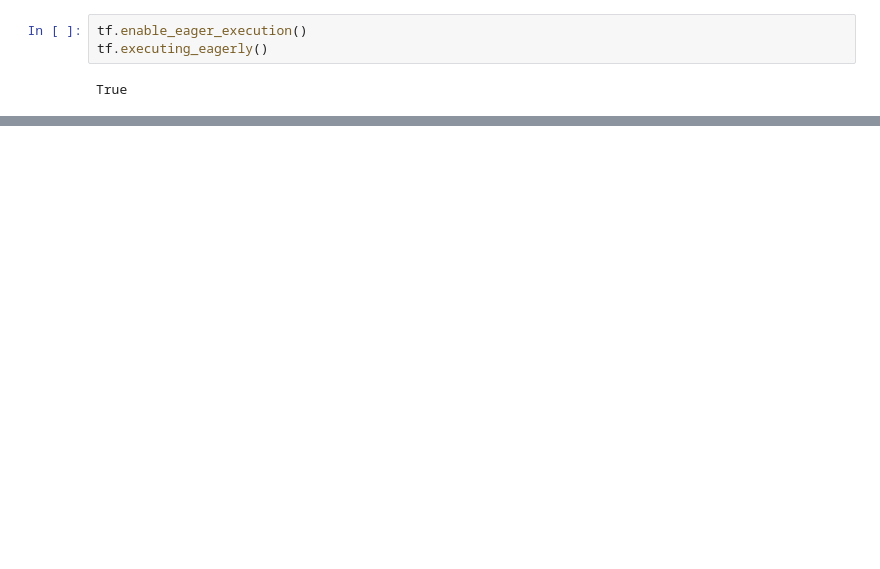
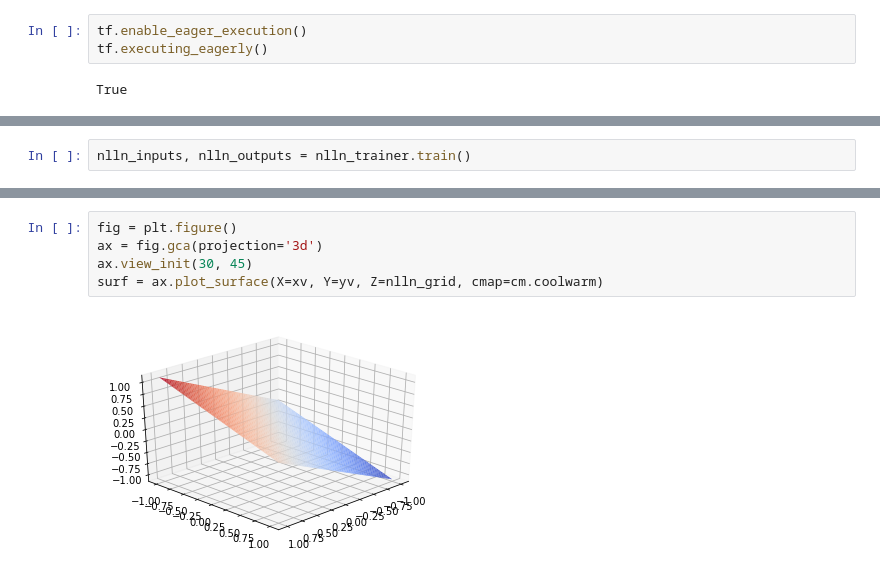
Before and after one commit to ninkle/nlln, a Jupyter notebook: analysis_tf.ipynb, the cells around one changed output, grey strips where cells are left out. Cells and saved outputs as stored; diff of their text form; blank space fills up the shorter version.

```diff
--- a/analysis_tf.ipynb
+++ b/analysis_tf.ipynb
@@ -55,0 +75,2 @@ inputs[0]
+# %%
+nlln_inputs, nlln_outputs = nlln_trainer.train()
@@ -55,0 +90,7 @@ inputs[0]
+# %%
+fig = plt.figure()
+ax = fig.gca(projection='3d')
+ax.view_init(30, 45)
+surf = ax.plot_surface(X=xv, Y=yv, Z=nlln_grid, cmap=cm.coolwarm)
+# %% [output]
+[figure, added]
```
Also changed, not shown: parts of 15 cells of this notebook, 2 other files.
